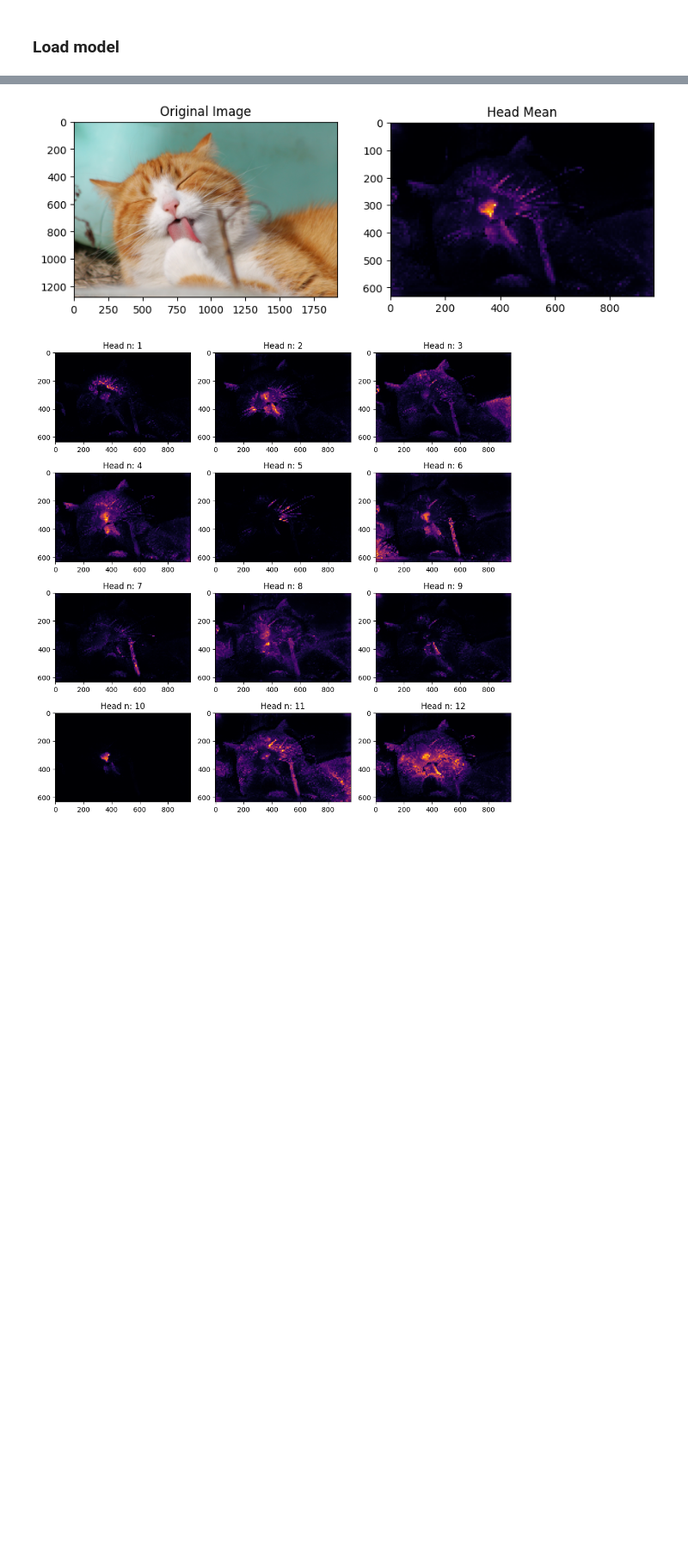
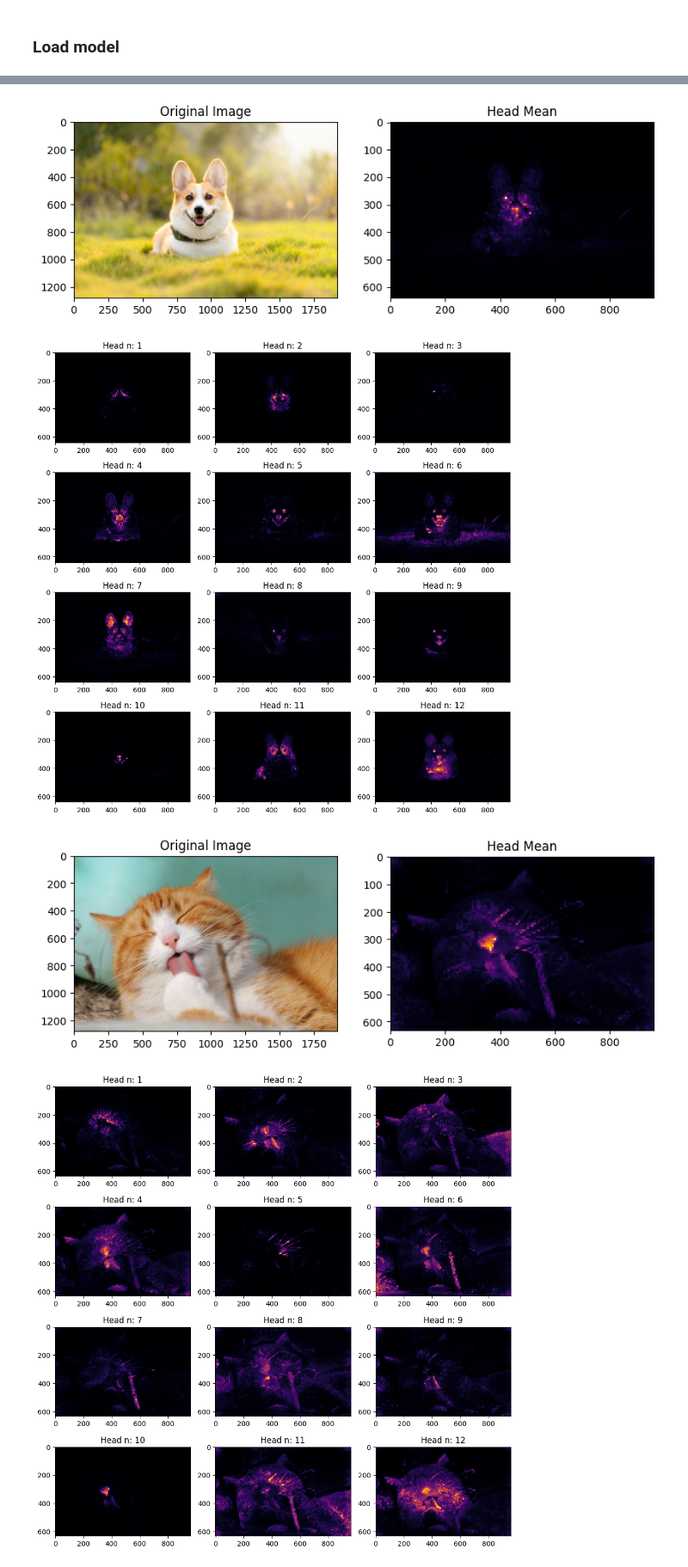
Before and after one commit to ProxPxD/AMiIU, a Jupyter notebook: 3_attention_mechanisms_transformers/attention_transformers.ipynb, the cells around one changed output, grey strips where cells are left out. Shown at 86% size. Drawn from its saved outputs; the diff is of its cells as text; code cells hidden in the pictures; blank space fills up the shorter version.

```diff
--- a/3_attention_mechanisms_transformers/attention_transformers.ipynb
+++ b/3_attention_mechanisms_transformers/attention_transformers.ipynb
@@ -484,10 +462,13 @@ Downloading: "https://dl.fbaipublicfiles.com/dino/dino_vitbase8_pretrain/dino_vi
 # %%
 # Visualizing Dog Image
-path = 'corgi_image.jpg'
+path = './content/corgi_image.jpg'
 img = Image.open(path)
 factor_reduce = 2
 img_size = tuple(np.array(img.size[::-1]) // factor_reduce)
-# visualize_predict(model, img, img_size, patch_size, device)
+visualize_predict(model, img, img_size, patch_size, device)
+# %% [output]
+[figure, added]
+[figure, added]
 # %%
 # Visualizing Cat Image
 path = '/content/orange_cat.jpg'
```
Also changed, not shown: parts of 20 cells of this notebook, 5 other files.
